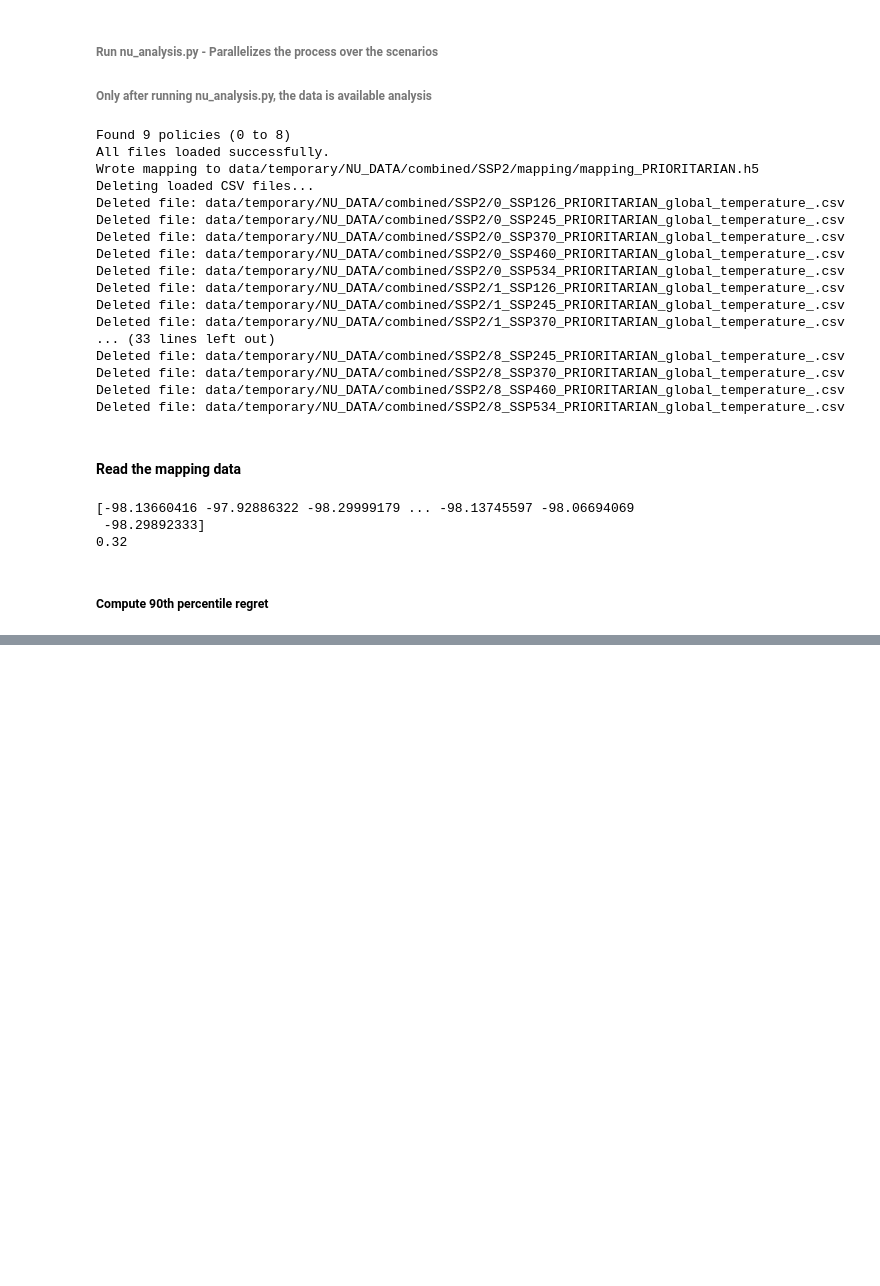
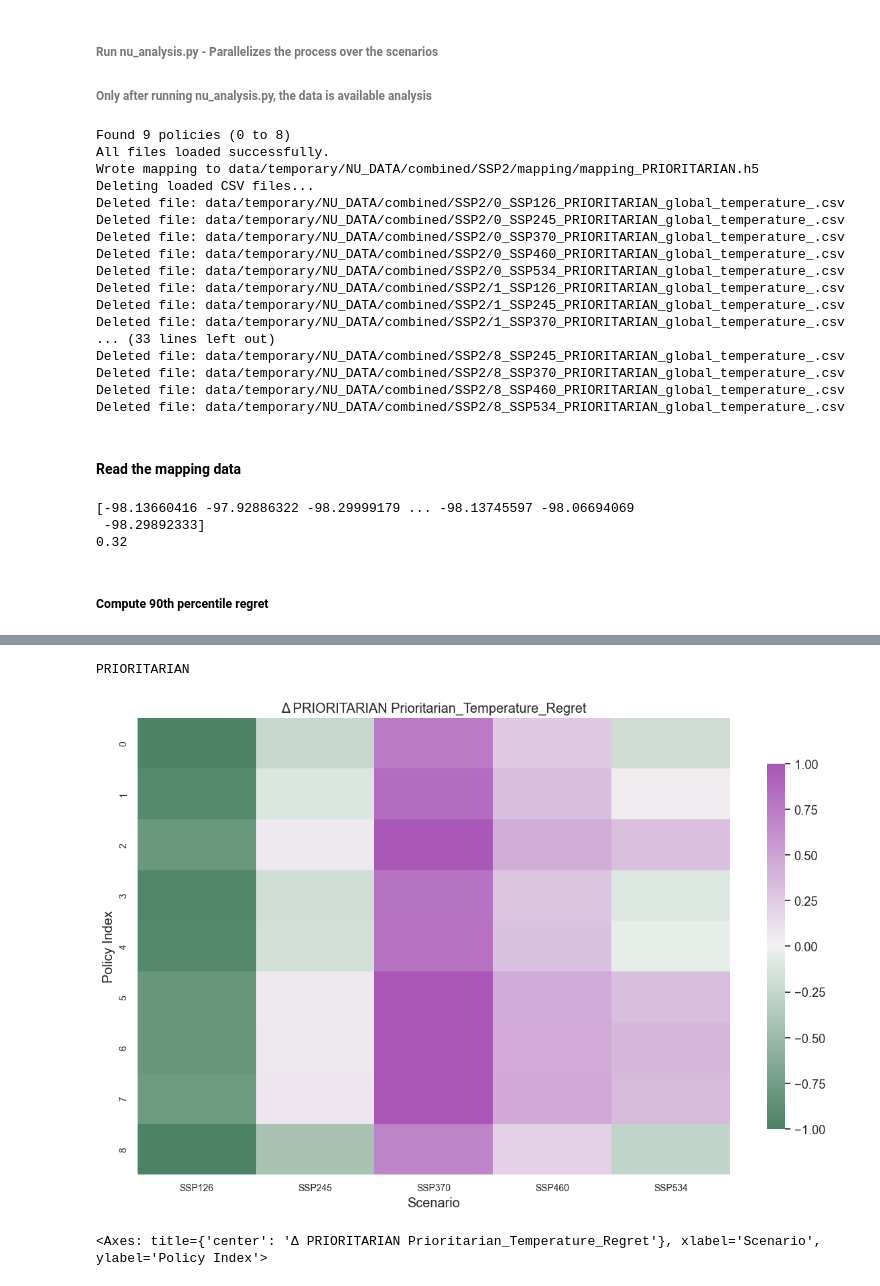
Before and after one commit to pollockDeVis/JUSTICE, a Jupyter notebook: nu_analysis.ipynb, the cells around one changed output, grey strips where cells are left out. Drawn from its saved outputs; the diff is of its cells as text; code cells hidden in the pictures; blank space fills up the shorter version.

Commit message:
90th percentile regret calculations

```diff
--- a/nu_analysis.ipynb
+++ b/nu_analysis.ipynb
@@ -512,0 +724,53 @@ print(mapping[0]['fraction_above_threshold'])
+# %%
+import matplotlib.pyplot as plt
+import seaborn as sns
+from pathlib import Path
+from justice.util.visualizer import plot_regret_heatmap
+import pandas as pd
+
+# Example usage:
+# Define parameters similar to your original code
+swf = WelfareFunction.PRIORITARIAN
+ssp = SSP.SSP2
+path = f"data/temporary/NU_DATA/combined/{str(ssp).split('.')[1]}/"
+variable_of_interest = "global_temperature"
+swf_name = swf.value[1]  # e.g., 'prioritarian' or 'utilitarian'
+print(swf_name)
+baseline_scenario     = "SSP245"
+base_dir              = Path(path)
+plot_dir              = base_dir / "plots"
+plot_dir.mkdir(exist_ok=True, parents=True)
+
+data = pd.read_csv(
+    base_dir / f"p90_regret_{swf_name}_{variable_of_interest}.csv",
+    index_col=0,)
+name = "Prioritarian_Temperature_Regret" #"Utilitarian_Temperature_Regret"
+
+# Suppose you have N rows and M columns.  A good rule‐of‐thumb is:
+#   height = N * row_height, width = M * col_width
+# e.g. row_height=0.25 inch, col_width=1 inch
+n_rows, n_cols = data.shape
+fig_w = n_cols * 1.0
+fig_h = n_rows * 0.25
+
+plot_regret_heatmap(
+    data=data,
+    figsize=(12, 8),
+    font_scale=1.2,
+    cmap= sns.diverging_palette(145, 300, s=60, as_cmap=True),#sns.diverging_palette(220, 20, as_cmap=True),#"vlag", #"coolwarm",
+    center=0.0,
+    square=True,
+    cbar_label=" ",
+    title=f"Δ {swf_name} {name}",
+    show_values=False,           # ← turn on annotations
+    fmt=".3f",                  # three decimal places
+    annot_kws={"size": 8, "color": "black"},
+    save_path=plot_dir / f"{swf_name}_{name}_diff_annotated.svg",
+    xtick_labelsize=10,
+    ytick_labelsize=10,
+    scaling=True,               # ← scale to [-1,1]
+)
+# %% [output]
+PRIORITARIAN
+[figure, added]
+<Axes: title={'center': 'Δ PRIORITARIAN Prioritarian_Temperature_Regret'}, xlabel='Scenario', ylabel='Policy Index'>
```
Also changed, not shown: parts of 2 cells of this notebook, 1 other file.
